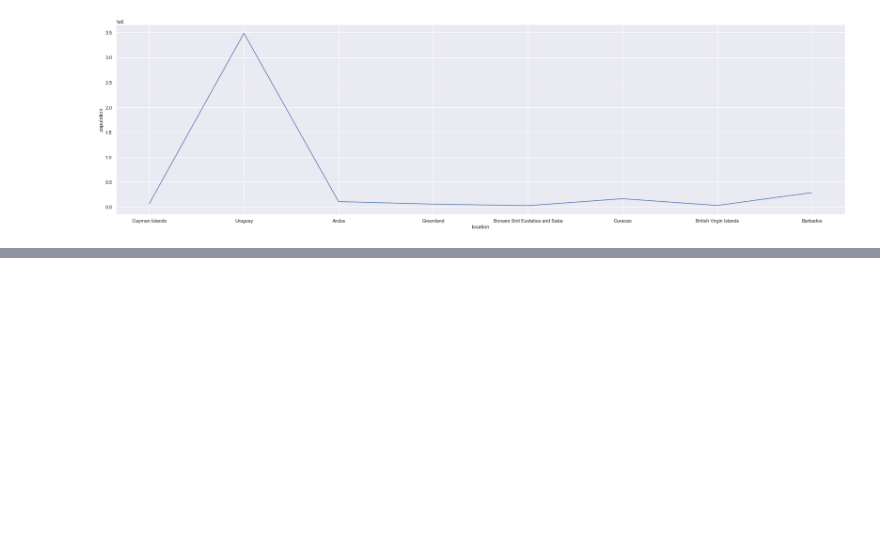
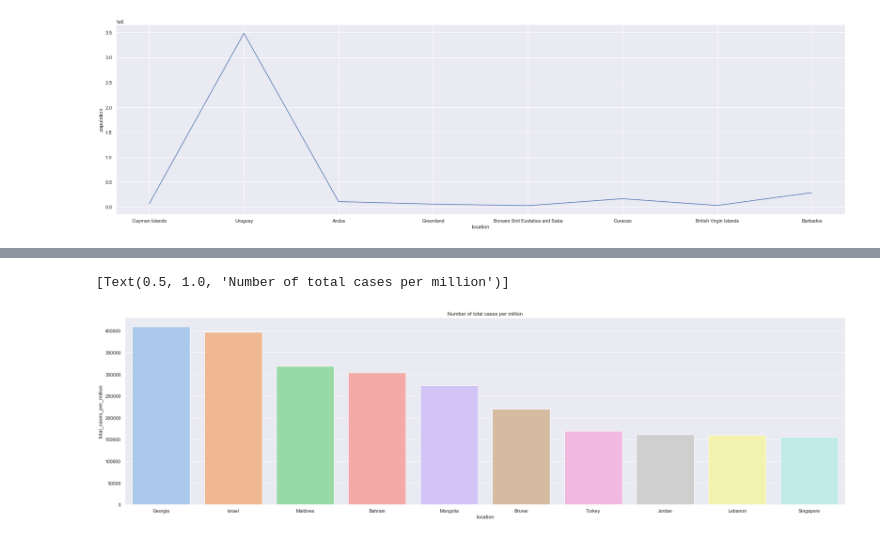
Before and after one commit to NChancheep/ITCS498_com_sci_classproject, a Jupyter notebook: ITCS498_com_sci_classproject.ipynb, the cells around one changed output, grey strips where cells are left out. Saved outputs shown, nothing was run; the diff lists cells and outputs as text; code cells hidden in the pictures; blank space fills up the shorter version.

Commit message:
update asia africa

```diff
--- a/ITCS498_com_sci_classproject.ipynb
+++ b/ITCS498_com_sci_classproject.ipynb
@@ -290,0 +296,3 @@ plt.show()
+# %%
+asia_top10_totalcases = asia_infect.groupby('location', as_index=False).max('date').sort_values('total_cases_per_million', ascending = False).head(10)
+asia_top10_totalcases
@@ -290,0 +311,6 @@ plt.show()
+# %%
+sns.set(rc = {'figure.figsize':(30,8)})
+sns.barplot(x="location", y="total_cases_per_million", data=asia_top10_totalcases ,palette='pastel').set(title='Number of total cases per million')
+# %% [output]
+[Text(0.5, 1.0, 'Number of total cases per million')]
+[figure, added]
```
Also changed, not shown: parts of 18 cells of this notebook.
